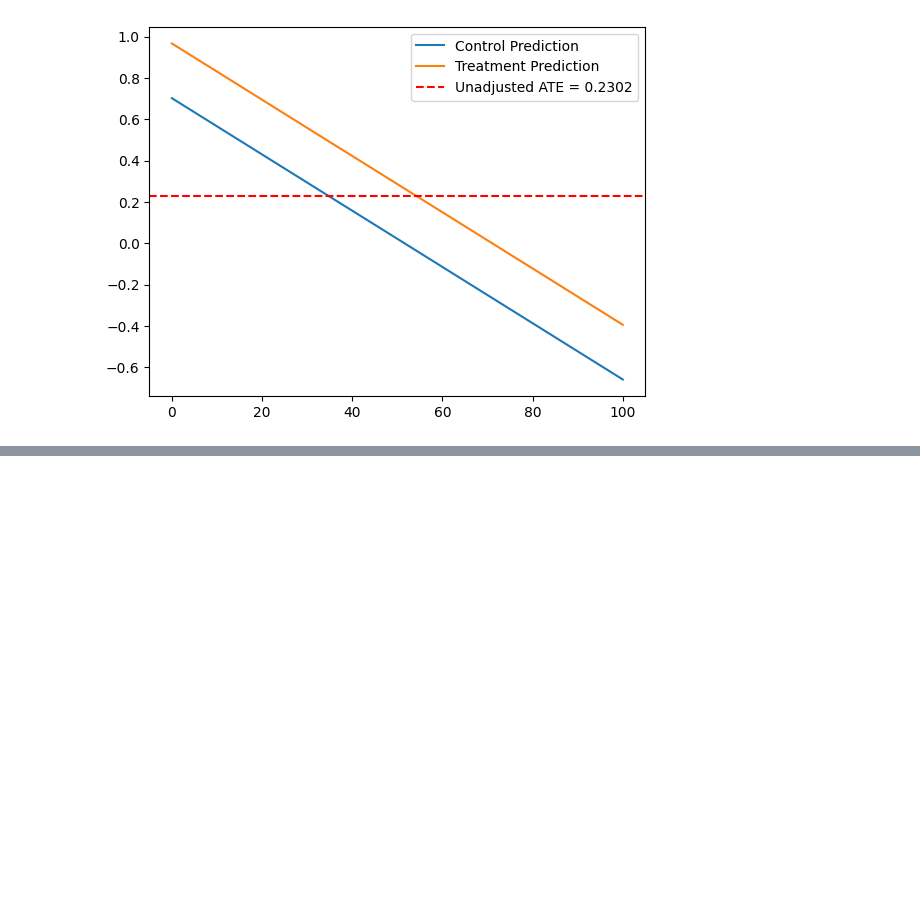
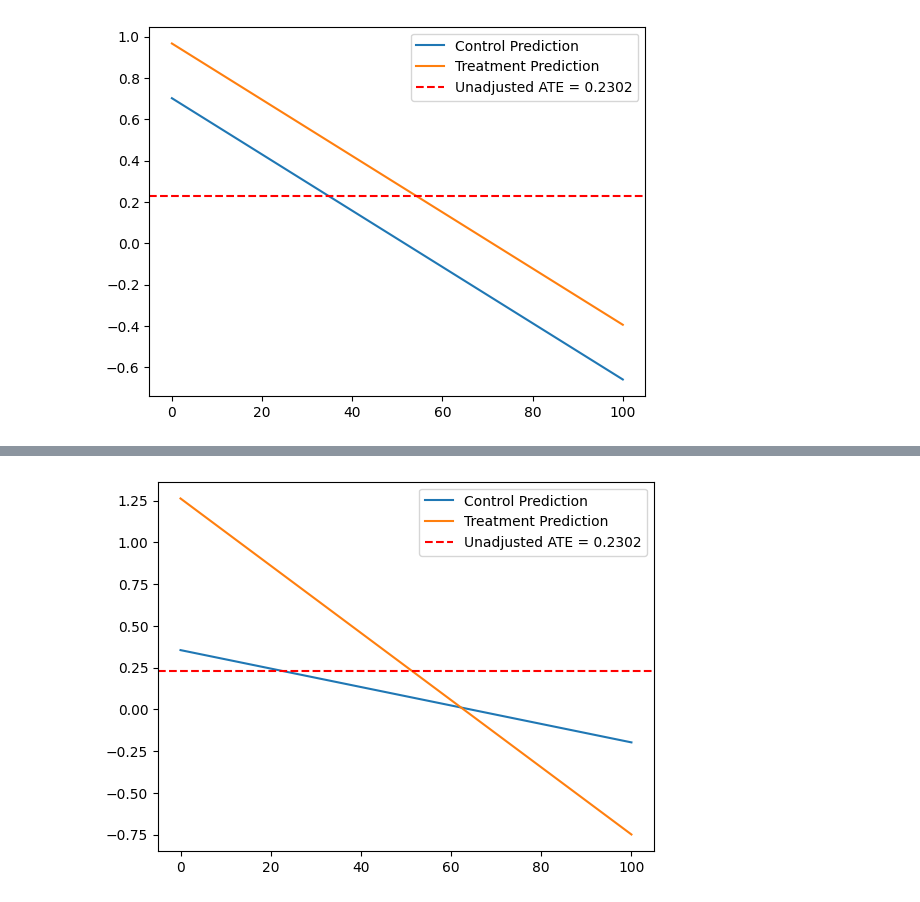
Before and after one commit to oliviapang/DS_3001_Assignments, a Jupyter notebook: Assignment_3/3_Linear_Models.ipynb, the cells around one changed output, grey strips where cells are left out. Cells and saved outputs as stored; diff of their text form; code cells hidden in the pictures; blank space fills up the shorter version.

```diff
--- a/Assignment_3/3_Linear_Models.ipynb
+++ b/Assignment_3/3_Linear_Models.ipynb
@@ -480,0 +510,11 @@ plt
+# %%
+# 4
+df['age_transplant'] = df['age']*df['transplant_numeric']
+X = df.loc[:, ['age', 'transplant_numeric', 'age_transplant']]
+y = df['y']
+
+model = LinearRegression()
+model.fit(X, y)
+
+print(f'Model intercept: {model.intercept_}')
+pd.DataFrame({'variable':model.feature_names_in_, 'coefficient':model.coef_ })
@@ -480,0 +536,10 @@ plt
+# %%
+phat_control = model.predict(pd.DataFrame({'age': range, 'transplant_numeric': 0, 'age_transplant':0}))
+phat_treatment = model.predict(pd.DataFrame({'age': range, 'transplant_numeric': 1, 'age_transplant': range}))
+
+plt.plot(range, phat_control, label = 'Control Prediction')
+plt.plot(range, phat_treatment, label = 'Treatment Prediction')
+plt.axhline(y=0.2302, color='red', linestyle='--', label='Unadjusted ATE = 0.2302')
+plt.legend()
+plt
+# %% [output]
@@ -480,0 +547 @@ plt
+[figure, added]
```
Also changed, not shown: parts of 17 cells of this notebook.
